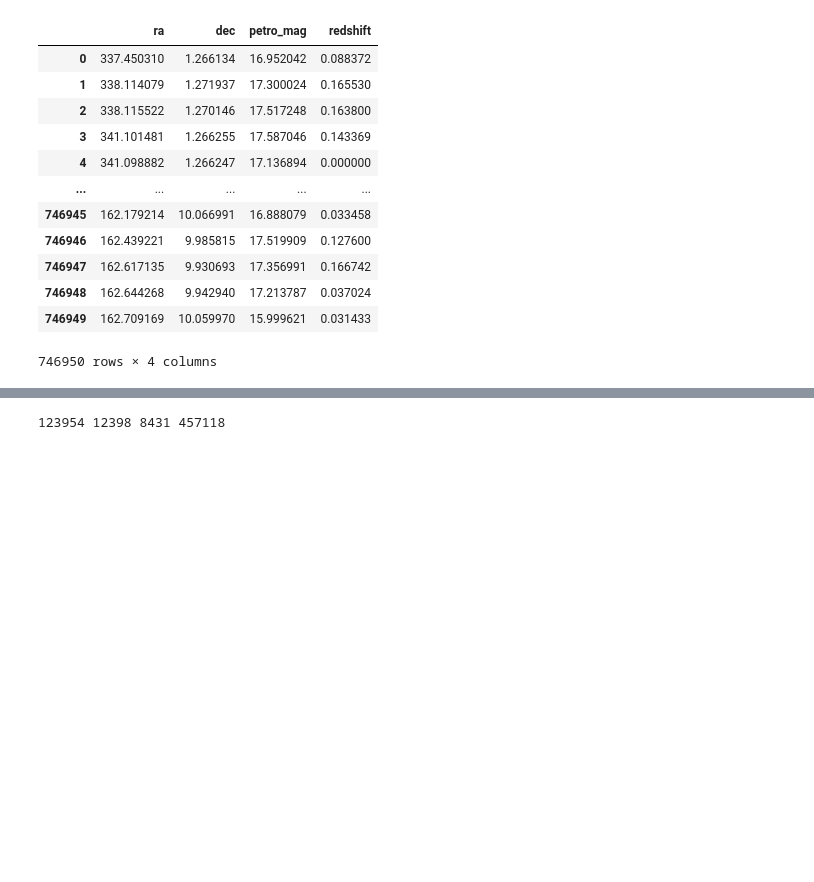
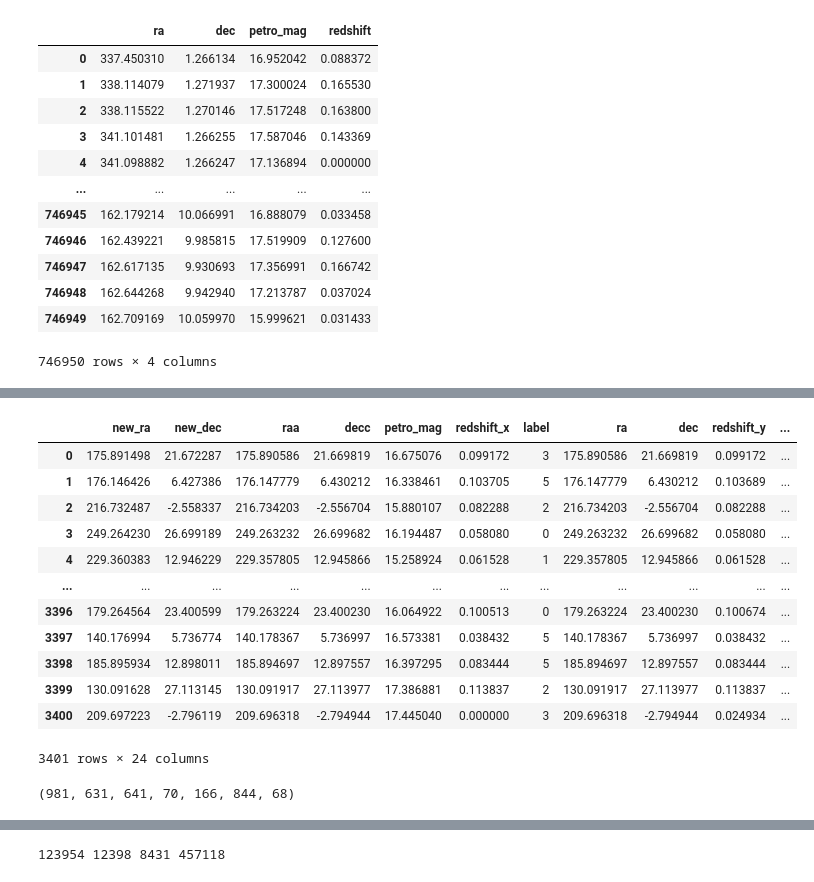
Before and after one commit to Astro-Astre/Pixel-based_DeepLearningTechnic, a Jupyter notebook: preprocess/match_petro.ipynb, the cells around one changed output, grey strips where cells are left out. Cells and saved outputs as stored; diff of their text form; code cells hidden in the pictures; blank space fills up the shorter version.

```diff
--- a/preprocess/match_petro.ipynb
+++ b/preprocess/match_petro.ipynb
@@ -131,0 +322,2 @@ overlap
+# %%
+get_f = match(overlap_new_2.rename(columns={"new_ra": "raa", "new_dec": "decc"}), decals_max_distribution)
@@ -131,0 +328,20 @@ overlap
+# %%
+get_f = get_f.drop()
+# %% [output]
+|  | new_ra | new_dec | raa | decc | petro_mag | redshift_x | label | ra | dec | redshift_y | ... |
+| 0 | 175.891498 | 21.672287 | 175.890586 | 21.669819 | 16.675076 | 0.099172 | 3 | 175.890586 | 21.669819 | 0.099172 | ... |
+| 1 | 176.146426 | 6.427386 | 176.147779 | 6.430212 | 16.338461 | 0.103705 | 5 | 176.147779 | 6.430212 | 0.103689 | ... |
+| 2 | 216.732487 | -2.558337 | 216.734203 | -2.556704 | 15.880107 | 0.082288 | 2 | 216.734203 | -2.556704 | 0.082288 | ... |
+| 3 | 249.264230 | 26.699189 | 249.263232 | 26.699682 | 16.194487 | 0.058080 | 0 | 249.263232 | 26.699682 | 0.058080 | ... |
+| 4 | 229.360383 | 12.946229 | 229.357805 | 12.945866 | 15.258924 | 0.061528 | 1 | 229.357805 | 12.945866 | 0.061528 | ... |
+| ... | ... | ... | ... | ... | ... | ... | ... | ... | ... | ... | ... |
+| 3396 | 179.264564 | 23.400599 | 179.263224 | 23.400230 | 16.064922 | 0.100513 | 0 | 179.263224 | 23.400230 | 0.100674 | ... |
+| 3397 | 140.176994 | 5.736774 | 140.178367 | 5.736997 | 16.573381 | 0.038432 | 5 | 140.178367 | 5.736997 | 0.038432 | ... |
+| 3398 | 185.895934 | 12.898011 | 185.894697 | 12.897557 | 16.397295 | 0.083444 | 5 | 185.894697 | 12.897557 | 0.083444 | ... |
+| 3399 | 130.091628 | 27.113145 | 130.091917 | 27.113977 | 17.386881 | 0.113837 | 2 | 130.091917 | 27.113977 | 0.113837 | ... |
+| 3400 | 209.697223 | -2.796119 | 209.696318 | -2.794944 | 17.445040 | 0.000000 | 3 | 209.696318 | -2.794944 | 0.024934 | ... |
+3401 rows × 24 columns
+# %%
+len(get_f.query("label == 0")), len(get_f.query("label == 1")), len(get_f.query("label == 2")), len(get_f.query("label == 3")), len(get_f.query("label == 4")), len(get_f.query("label == 5")), len(get_f.query("label == 6")),
+# %% [output]
+(981, 631, 641, 70, 166, 844, 68)
```
Also changed, not shown: parts of 30 cells of this notebook.
